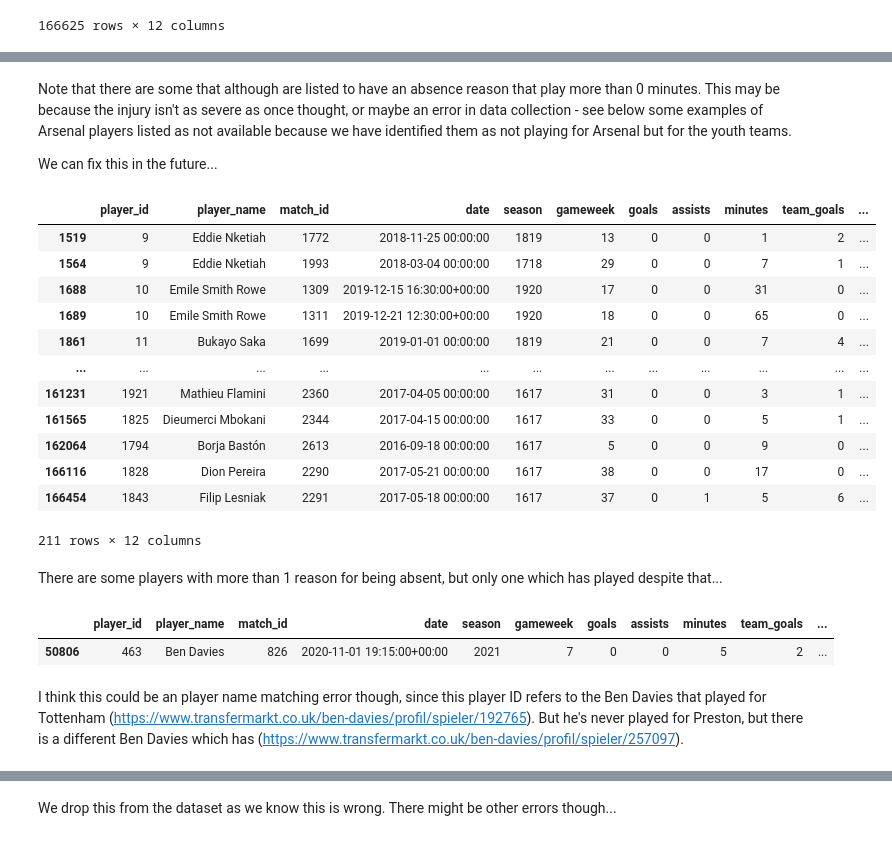
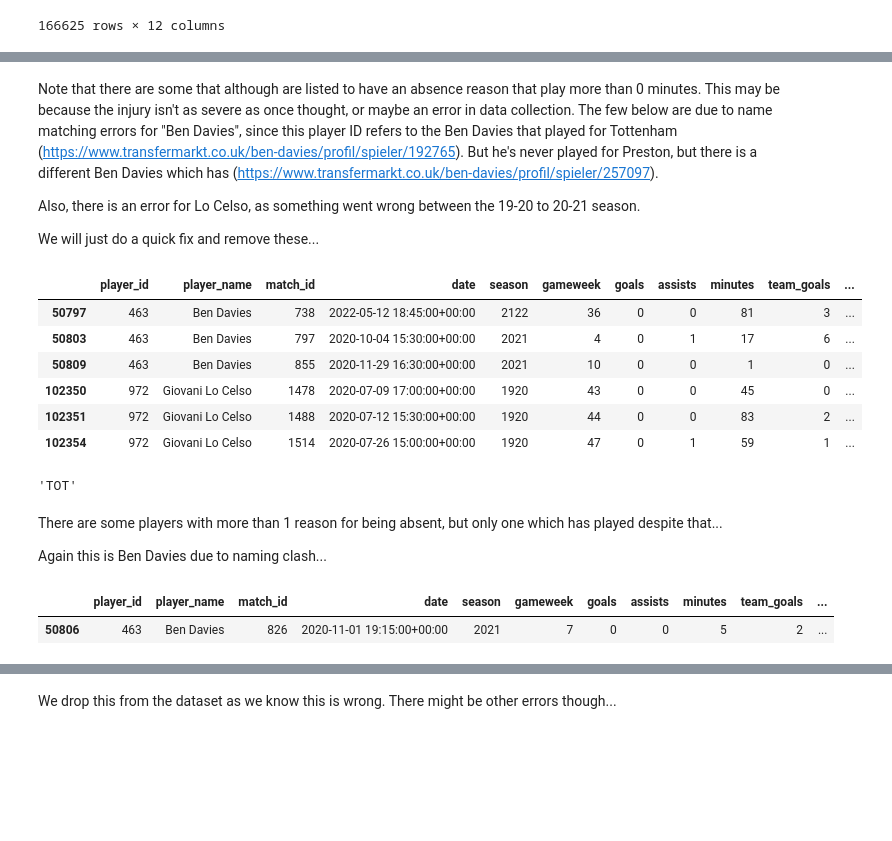
Before and after one commit to alan-turing-institute/AIrsenal, a Jupyter notebook: notebooks/minutes_estimation_data.ipynb, the cells around one changed output, grey strips where cells are left out. Cells and saved outputs as stored; diff of their text form; code cells hidden in the pictures; blank space fills up the shorter version.

Commit message:
update absences data from TM scrape

```diff
--- a/notebooks/minutes_estimation_data.ipynb
+++ b/notebooks/minutes_estimation_data.ipynb
@@ -87,20 +87,20 @@ history_df[history_df["absence_reason"].notnull()]
-# %% [markdown]
-Note that there are some that although are listed to have an absence reason that play more than 0 minutes. This may be because the injury isn't as severe as once thought, or maybe an error in data collection - see below some examples of Arsenal players listed as not available because we have identified them as not playing for Arsenal but for the youth teams.
-
-We can fix this in the future...
+# %% [markdown]
+Note that there are some that although are listed to have an absence reason that play more than 0 minutes. This may be because the injury isn't as severe as once thought, or maybe an error in data collection. The few below are due to name matching errors for "Ben Davies", since this player ID refers to the Ben Davies that played for Tottenham (https://www.transfermarkt.co.uk/ben-davies/profil/spieler/192765). But he's never played for Preston, but there is a different Ben Davies which has (https://www.transfermarkt.co.uk/ben-davies/profil/spieler/257097).
+
+Also, there is an error for Lo Celso, as something went wrong between the 19-20 to 20-21 season.
+
+We will just do a quick fix and remove these...
 # %%
-history_df[history_df["absence_reason"].notnull() & history_df["minutes"]>0]
+history_df[[reason=="Transfer" for reason in history_df["absence_reason"]] & history_df["minutes"]>0]
 # %% [output]
 |  | player_id | player_name | match_id | date | season | gameweek | goals | assists | minutes | team_goals | ... |
-| 1519 | 9 | Eddie Nketiah | 1772 | 2018-11-25 00:00:00 | 1819 | 13 | 0 | 0 | 1 | 2 | ... |
-| 1564 | 9 | Eddie Nketiah | 1993 | 2018-03-04 00:00:00 | 1718 | 29 | 0 | 0 | 7 | 1 | ... |
-| 1688 | 10 | Emile Smith Rowe | 1309 | 2019-12-15 16:30:00+00:00 | 1920 | 17 | 0 | 0 | 31 | 0 | ... |
-| 1689 | 10 | Emile Smith Rowe | 1311 | 2019-12-21 12:30:00+00:00 | 1920 | 18 | 0 | 0 | 65 | 0 | ... |
-| 1861 | 11 | Bukayo Saka | 1699 | 2019-01-01 00:00:00 | 1819 | 21 | 0 | 0 | 7 | 4 | ... |
-| ... | ... | ... | ... | ... | ... | ... | ... | ... | ... | ... | ... |
-| 161231 | 1921 | Mathieu Flamini | 2360 | 2017-04-05 00:00:00 | 1617 | 31 | 0 | 0 | 3 | 1 | ... |
-| 161565 | 1825 | Dieumerci Mbokani | 2344 | 2017-04-15 00:00:00 | 1617 | 33 | 0 | 0 | 5 | 1 | ... |
-| 162064 | 1794 | Borja Bastón | 2613 | 2016-09-18 00:00:00 | 1617 | 5 | 0 | 0 | 9 | 0 | ... |
-| 166116 | 1828 | Dion Pereira | 2290 | 2017-05-21 00:00:00 | 1617 | 38 | 0 | 0 | 17 | 0 | ... |
-| 166454 | 1843 | Filip Lesniak | 2291 | 2017-05-18 00:00:00 | 1617 | 37 | 0 | 1 | 5 | 6 | ... |
+| 50797 | 463 | Ben Davies | 738 | 2022-05-12 18:45:00+00:00 | 2122 | 36 | 0 | 0 | 81 | 3 | ... |
+| 50803 | 463 | Ben Davies | 797 | 2020-10-04 15:30:00+00:00 | 2021 | 4 | 0 | 1 | 17 | 6 | ... |
+| 50809 | 463 | Ben Davies | 855 | 2020-11-29 16:30:00+00:00 | 2021 | 10 | 0 | 0 | 1 | 0 | ... |
+| 102350 | 972 | Giovani Lo Celso | 1478 | 2020-07-09 17:00:00+00:00 | 1920 | 43 | 0 | 0 | 45 | 0 | ... |
+| 102351 | 972 | Giovani Lo Celso | 1488 | 2020-07-12 15:30:00+00:00 | 1920 | 44 | 0 | 0 | 83 | 2 | ... |
+| 102354 | 972 | Giovani Lo Celso | 1514 | 2020-07-26 15:00:00+00:00 | 1920 | 47 | 0 | 1 | 59 | 1 | ... |
-211 rows × 12 columns
+# %%
+get_player(463).team("2122", 19)
+# %% [output]
+'TOT'
@@ -107,9 +110,9 @@ history_df[history_df["absence_reason"].notnull() & history_df["minutes"]>0]
 # %% [markdown]
 There are some players with more than 1 reason for being absent, but only one which has played despite that...
+
+Again this is Ben Davies due to naming clash...
 # %%
 history_df[[isinstance(item, list) for item in history_df["absence_reason"]] & history_df["minutes"]>0]
 # %% [output]
 |  | player_id | player_name | match_id | date | season | gameweek | goals | assists | minutes | team_goals | ... |
 | 50806 | 463 | Ben Davies | 826 | 2020-11-01 19:15:00+00:00 | 2021 | 7 | 0 | 0 | 5 | 2 | ... |
-# %% [markdown]
-I think this could be an player name matching error though, since this player ID refers to the Ben Davies that played for Tottenham (https://www.transfermarkt.co.uk/ben-davies/profil/spieler/192765). But he's never played for Preston, but there is a different Ben Davies which has (https://www.transfermarkt.co.uk/ben-davies/profil/spieler/257097).
```
Also changed, not shown: parts of 3 cells of this notebook, 9 other files.
